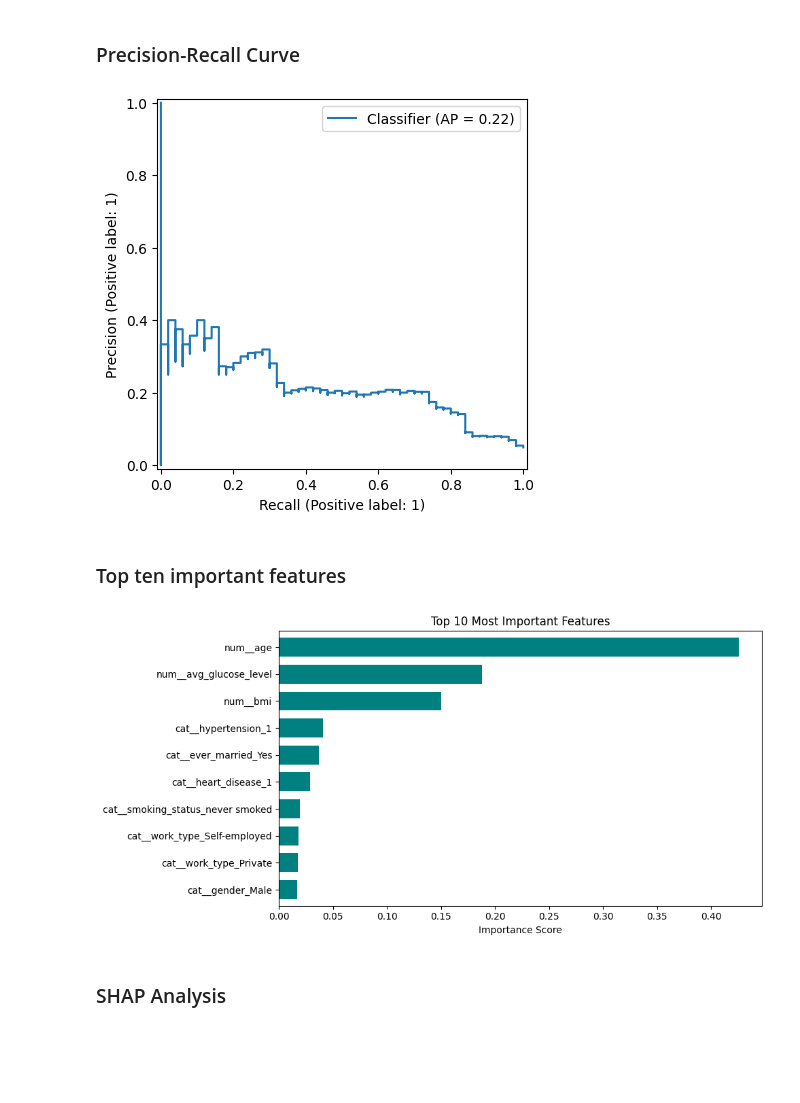
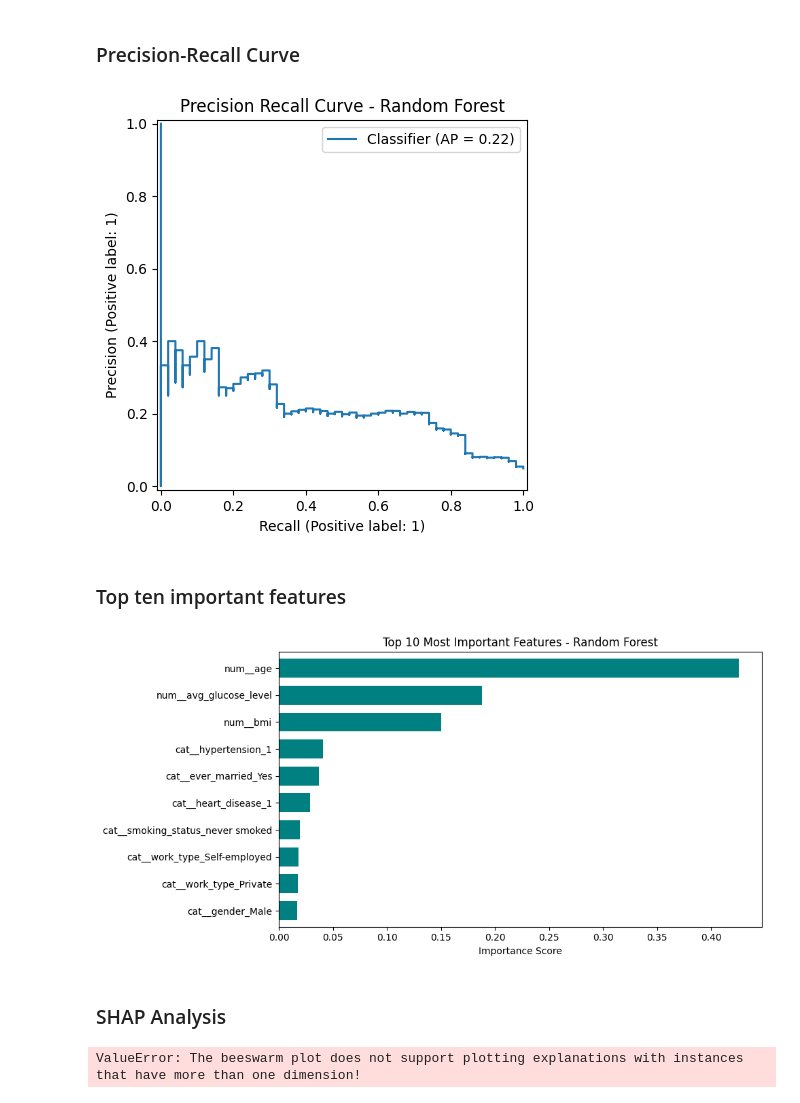
Before and after one commit to adnt01/stroke_factors_analysis, a Jupyter notebook: notebooks/random_forest_classification.ipynb, the cells around one changed output. Saved outputs shown, nothing was run; the diff lists cells and outputs as text; code cells hidden in the pictures; blank space fills up the shorter version.

```diff
--- a/notebooks/random_forest_classification.ipynb
+++ b/notebooks/random_forest_classification.ipynb
@@ -267,9 +267,11 @@ fOR Imbalanced dataset PR-AUC is always more informative:
 # %%
 display = PrecisionRecallDisplay.from_predictions(y_test, y_proba)
 display.ax_.legend(loc="upper right")
+plt.title("Precision Recall Curve - Random Forest")
+plt.savefig(f"images/RandomForest_precision_recall_curve.png", bbox_inches="tight")
 plt.show()
 # %% [output]
-[figure, old version]
+[figure, new version]
 # %% [markdown]
 ### Top ten important features
 # %%
@@ -281,13 +283,13 @@ importances = best_model.named_steps['classifier'].feature_importances_
 feat_imp = pd.Series(importances, index=all_feature_names).nlargest(10)
 
 feat_imp.sort_values().plot(kind='barh', color='teal', width=0.7)
-plt.title('Top 10 Most Important Features')
+plt.title('Top 10 Most Important Features - Random Forest')
 plt.xlabel('Importance Score')
 plt.savefig(f"images/RandomForest_top_10_most_important_features.png", bbox_inches="tight")
 plt.tight_layout()
 plt.show()
 # %% [output]
-[figure, old version]
+[figure, new version]
 # %% [markdown]
 ### SHAP Analysis
 # %%
@@ -313,3 +310,7 @@ X_test_transformed_df = pd.DataFrame(X_test_transformed, columns=feature_names)
 # Compute SHAP values
 explainer = shap.TreeExplainer(best_classifier)
 shap_values = explainer(X_test_transformed_df)
+# %%
+shap.plots.beeswarm(shap_values[0:1])
+# %% [output]
+ValueError: The beeswarm plot does not support plotting explanations with instances that have more than one dimension!
```
Also changed, not shown: parts of 10 cells of this notebook, 2 other files.
